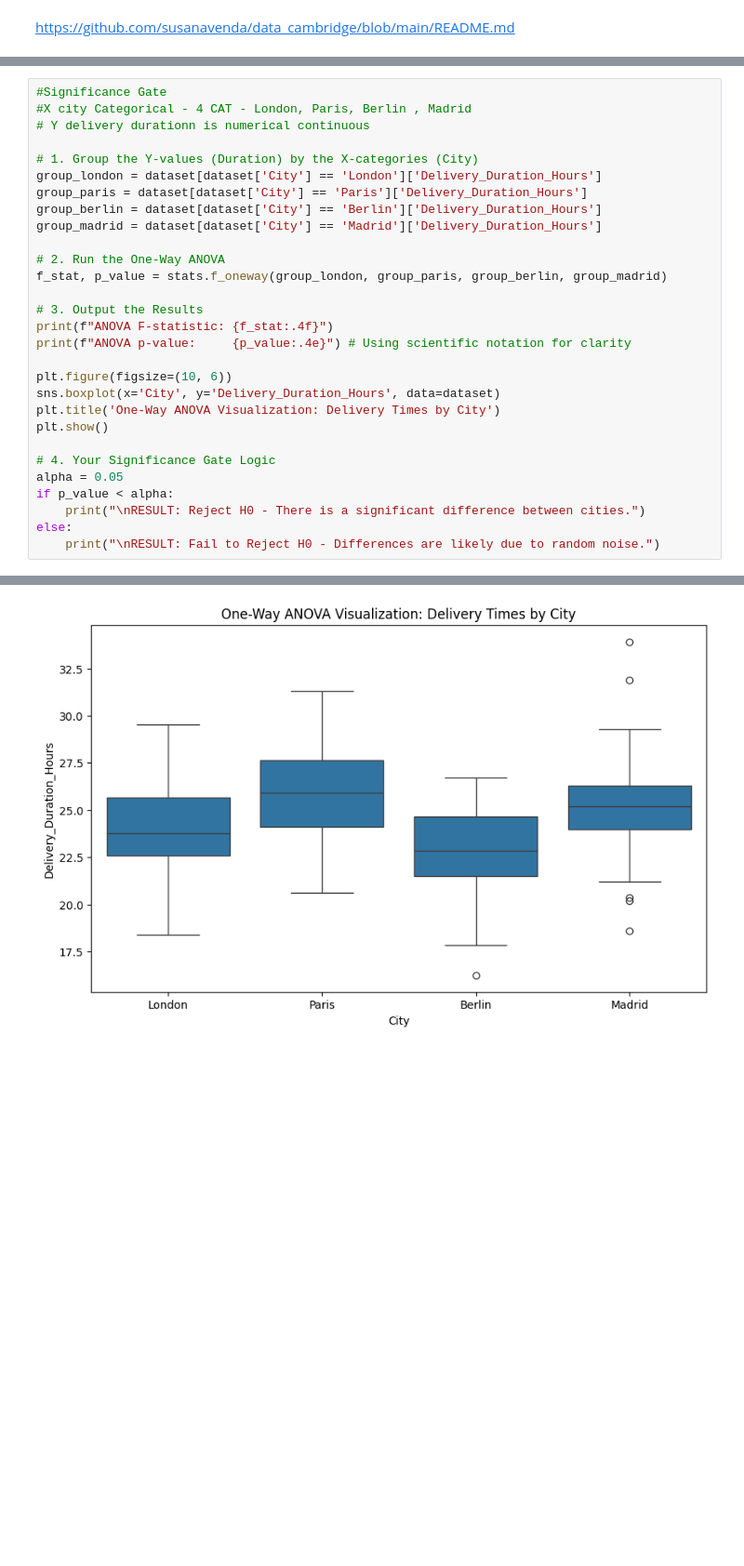
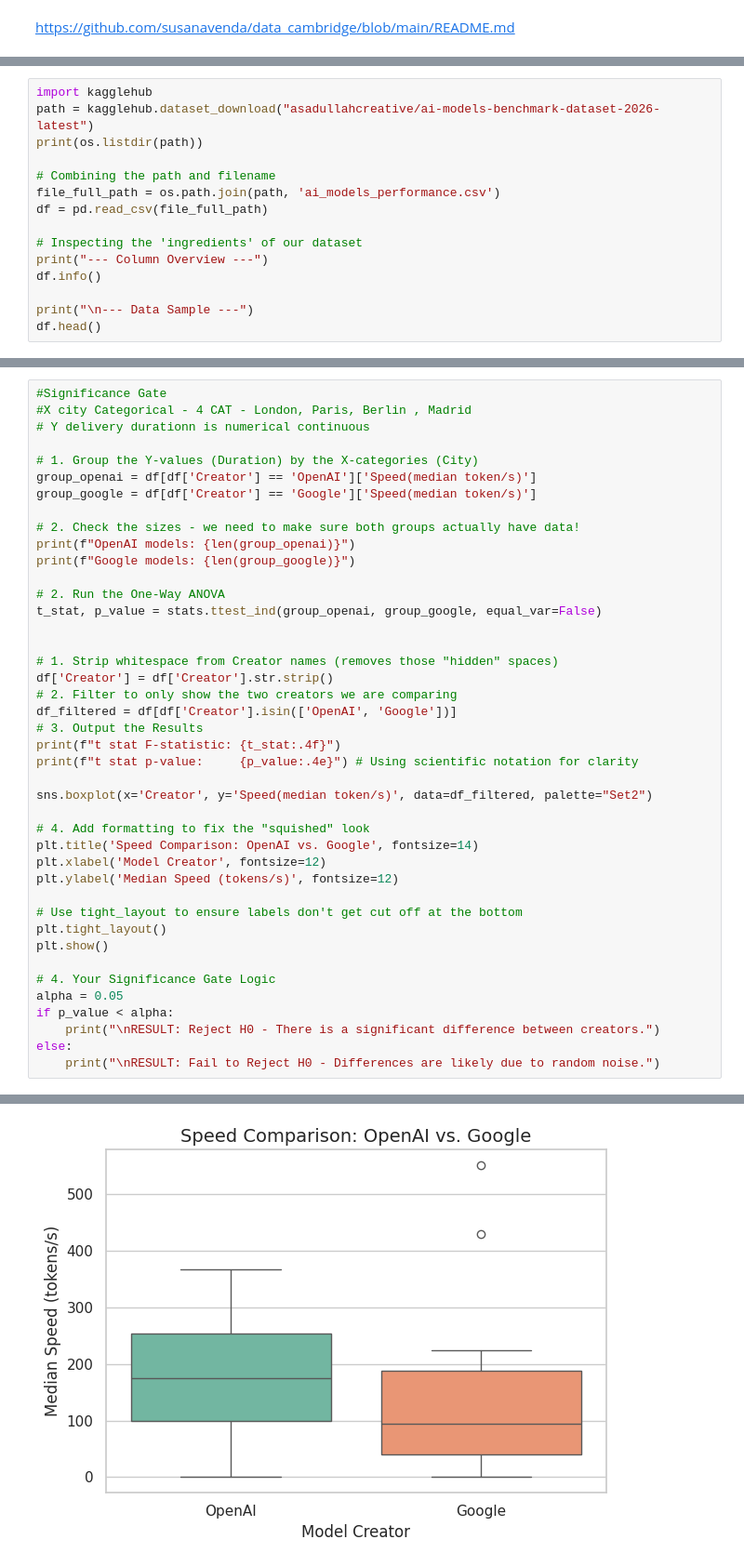
Before and after one commit to susanavenda/data_cambridge, a Jupyter notebook: ai_bench.ipynb, the cells around one changed output, grey strips where cells are left out. Shown at 93% size. Cells and saved outputs as stored; diff of their text form; blank space fills up the shorter version.

```diff
--- a/ai_bench.ipynb
+++ b/ai_bench.ipynb
@@ -90,0 +19,15 @@ Name: count, dtype: int64
+# %%
+import kagglehub
+path = kagglehub.dataset_download("asadullahcreative/ai-models-benchmark-dataset-2026-latest")
+print(os.listdir(path))
+
+# Combining the path and filename
+file_full_path = os.path.join(path, 'ai_models_performance.csv')
+df = pd.read_csv(file_full_path)
+
+# Inspecting the 'ingredients' of our dataset
+print("--- Column Overview ---")
+df.info()
+
+print("\n--- Data Sample ---")
+df.head()
@@ -94,27 +86,40 @@ Name: count, dtype: int64
 # Y delivery durationn is numerical continuous
 
 # 1. Group the Y-values (Duration) by the X-categories (City)
-group_london = dataset[dataset['City'] == 'London']['Delivery_Duration_Hours']
-group_paris = dataset[dataset['City'] == 'Paris']['Delivery_Duration_Hours']
-group_berlin = dataset[dataset['City'] == 'Berlin']['Delivery_Duration_Hours']
-group_madrid = dataset[dataset['City'] == 'Madrid']['Delivery_Duration_Hours']
+group_openai = df[df['Creator'] == 'OpenAI']['Speed(median token/s)']
+group_google = df[df['Creator'] == 'Google']['Speed(median token/s)']
+
+# 2. Check the sizes - we need to make sure both groups actually have data!
+print(f"OpenAI models: {len(group_openai)}")
+print(f"Google models: {len(group_google)}")
 
 # 2. Run the One-Way ANOVA
-f_stat, p_value = stats.f_oneway(group_london, group_paris, group_berlin, group_madrid)
+t_stat, p_value = stats.ttest_ind(group_openai, group_google, equal_var=False)
 
+
+# 1. Strip whitespace from Creator names (removes those "hidden" spaces)
+df['Creator'] = df['Creator'].str.strip()
+# 2. Filter to only show the two creators we are comparing
+df_filtered = df[df['Creator'].isin(['OpenAI', 'Google'])]
 # 3. Output the Results
-print(f"ANOVA F-statistic: {f_stat:.4f}")
-print(f"ANOVA p-value:     {p_value:.4e}") # Using scientific notation for clarity
+print(f"t stat F-statistic: {t_stat:.4f}")
+print(f"t stat p-value:     {p_value:.4e}") # Using scientific notation for clarity
 
-plt.figure(figsize=(10, 6))
-sns.boxplot(x='City', y='Delivery_Duration_Hours', data=dataset)
-plt.title('One-Way ANOVA Visualization: Delivery Times by City')
+sns.boxplot(x='Creator', y='Speed(median token/s)', data=df_filtered, palette="Set2")
+
+# 4. Add formatting to fix the "squished" look
+plt.title('Speed Comparison: OpenAI vs. Google', fontsize=14)
+plt.xlabel('Model Creator', fontsize=12)
+plt.ylabel('Median Speed (tokens/s)', fontsize=12)
+
+# Use tight_layout to ensure labels don't get cut off at the bottom
+plt.tight_layout()
 plt.show()
 
 # 4. Your Significance Gate Logic
 alpha = 0.05
 if p_value < alpha:
-    print("\nRESULT: Reject H0 - There is a significant difference between cities.")
+    print("\nRESULT: Reject H0 - There is a significant difference between creators.")
 else:
     print("\nRESULT: Fail to Reject H0 - Differences are likely due to random noise.")
 # %% [output]
@@ -123 +133 @@ ANOVA p-value:     3.3204e-04
-[figure, old version]
+[figure, new version]
```
Also changed, not shown: parts of 29 cells of this notebook.
